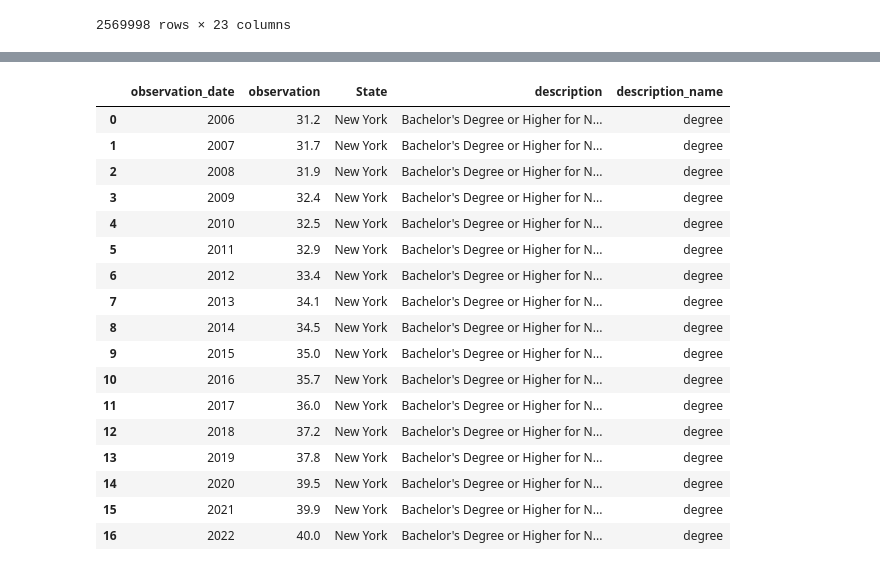
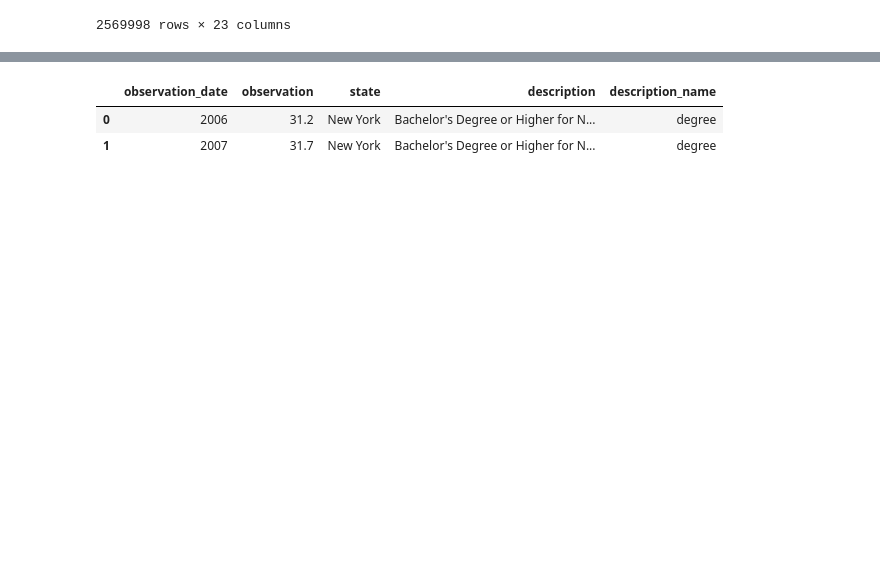
Before and after one commit to Kiirandeep/Capstone, a Jupyter notebook: Script/Unemployment2.ipynb, the cells around one changed output, grey strips where cells are left out. Drawn from its saved outputs; the diff is of its cells as text; code cells hidden in the pictures; blank space fills up the shorter version.

```diff
--- a/Script/Unemployment2.ipynb
+++ b/Script/Unemployment2.ipynb
@@ -671,26 +517,11 @@ homeownership_ny
 degree_ny = pd.read_csv('C:/Users/Kiran/Desktop/NSS/Capstone/data/Freddata/degreeNY.csv')
 degree_ny['description_name'] = 'degree'
 # %%
-degree_ny
+degree_ny.head(2)
 # %% [output]
-|  | observation_date | observation | State | description | description_name |
+|  | observation_date | observation | state | description | description_name |
 | 0 | 2006 | 31.2 | New York | Bachelor's Degree or Higher for N... | degree |
 | 1 | 2007 | 31.7 | New York | Bachelor's Degree or Higher for N... | degree |
-| 2 | 2008 | 31.9 | New York | Bachelor's Degree or Higher for N... | degree |
-| 3 | 2009 | 32.4 | New York | Bachelor's Degree or Higher for N... | degree |
-| 4 | 2010 | 32.5 | New York | Bachelor's Degree or Higher for N... | degree |
-| 5 | 2011 | 32.9 | New York | Bachelor's Degree or Higher for N... | degree |
-| 6 | 2012 | 33.4 | New York | Bachelor's Degree or Higher for N... | degree |
-| 7 | 2013 | 34.1 | New York | Bachelor's Degree or Higher for N... | degree |
-| 8 | 2014 | 34.5 | New York | Bachelor's Degree or Higher for N... | degree |
-| 9 | 2015 | 35.0 | New York | Bachelor's Degree or Higher for N... | degree |
-| 10 | 2016 | 35.7 | New York | Bachelor's Degree or Higher for N... | degree |
-| 11 | 2017 | 36.0 | New York | Bachelor's Degree or Higher for N... | degree |
-| 12 | 2018 | 37.2 | New York | Bachelor's Degree or Higher for N... | degree |
-| 13 | 2019 | 37.8 | New York | Bachelor's Degree or Higher for N... | degree |
-| 14 | 2020 | 39.5 | New York | Bachelor's Degree or Higher for N... | degree |
-| 15 | 2021 | 39.9 | New York | Bachelor's Degree or Higher for N... | degree |
-| 16 | 2022 | 40.0 | New York | Bachelor's Degree or Higher for N... | degree |
 # %%
 medianincome_tx = pd.read_csv('C:/Users/Kiran/Desktop/NSS/Capstone/data/Freddata/medianHHIncomeTX.csv')
 medianincome_tx['description_name'] = 'income'
```
Also changed, not shown: parts of 73 cells of this notebook.
